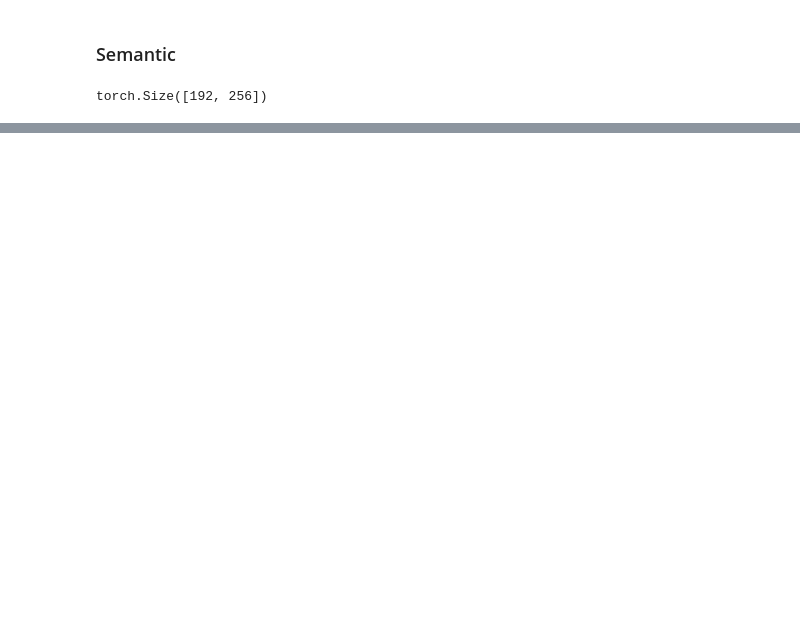
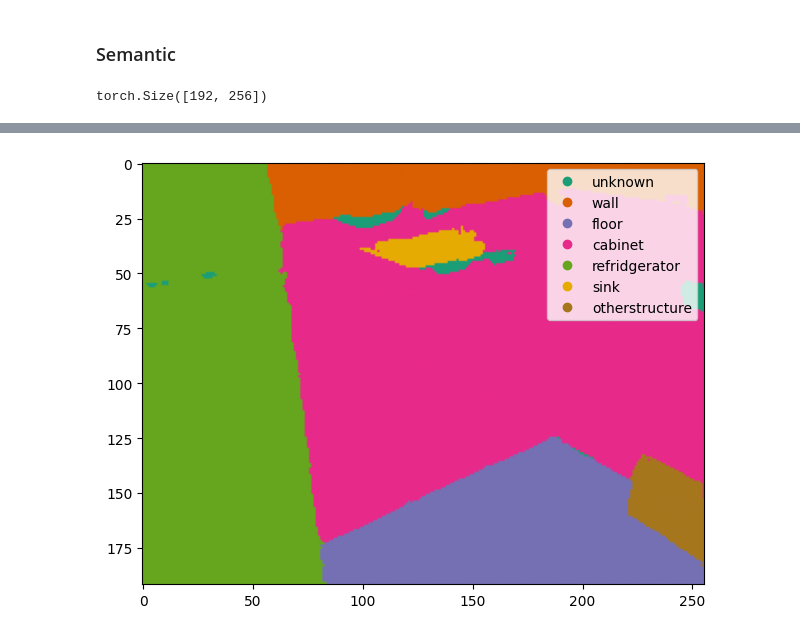
Before and after one commit to Hassan-Sarwat/PlanarReconstruction_ML3D, a Jupyter notebook: plot_segm_semant.ipynb, the cells around one changed output, grey strips where cells are left out. Saved outputs shown, nothing was run; the diff lists cells and outputs as text; code cells hidden in the pictures; blank space fills up the shorter version.

```diff
--- a/plot_segm_semant.ipynb
+++ b/plot_segm_semant.ipynb
@@ -96,0 +111,6 @@ plot_semantic(semantic, 'Dark2')
+# %%
+gt_class = torch.load('/home/steve/Documents/Semantic/PlanarReconstruction_ML3D/gt_class.pt')
+# %%
+plot_semantic(gt_class, 'Dark2')
+# %% [output]
+[figure, added]
```
Also changed, not shown: parts of 9 cells of this notebook, 6 other files.
